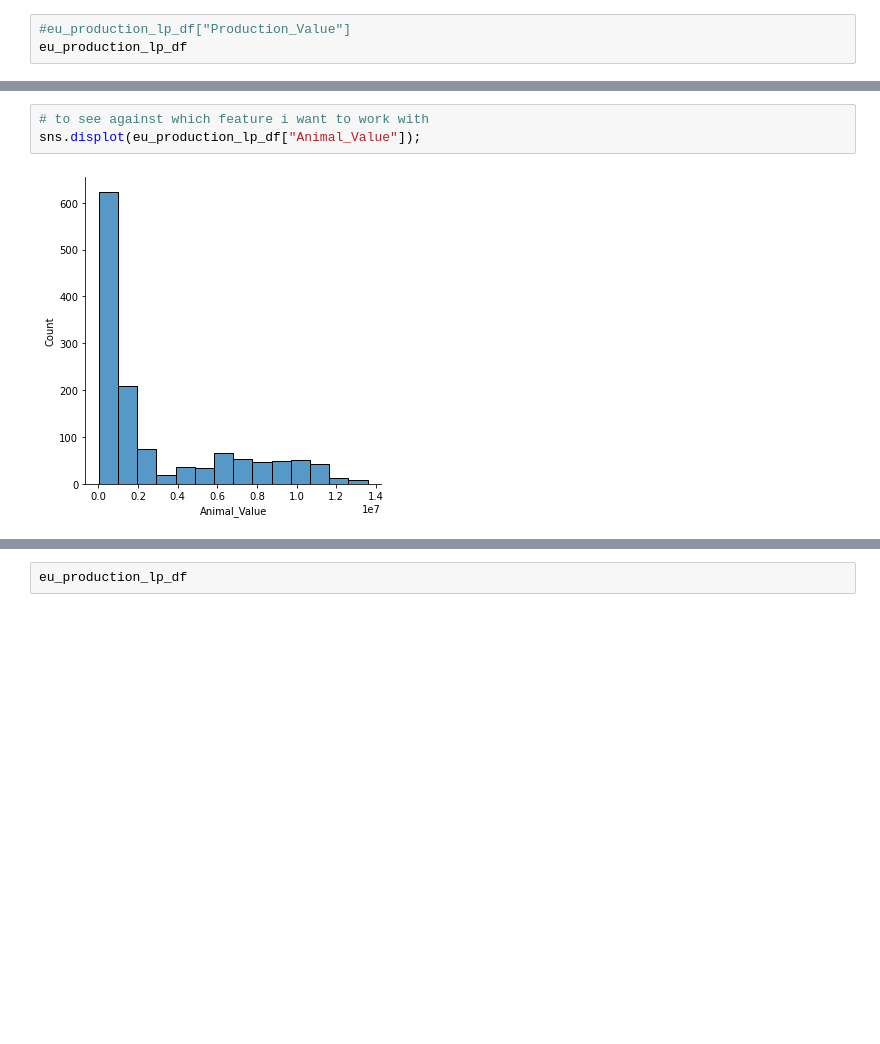
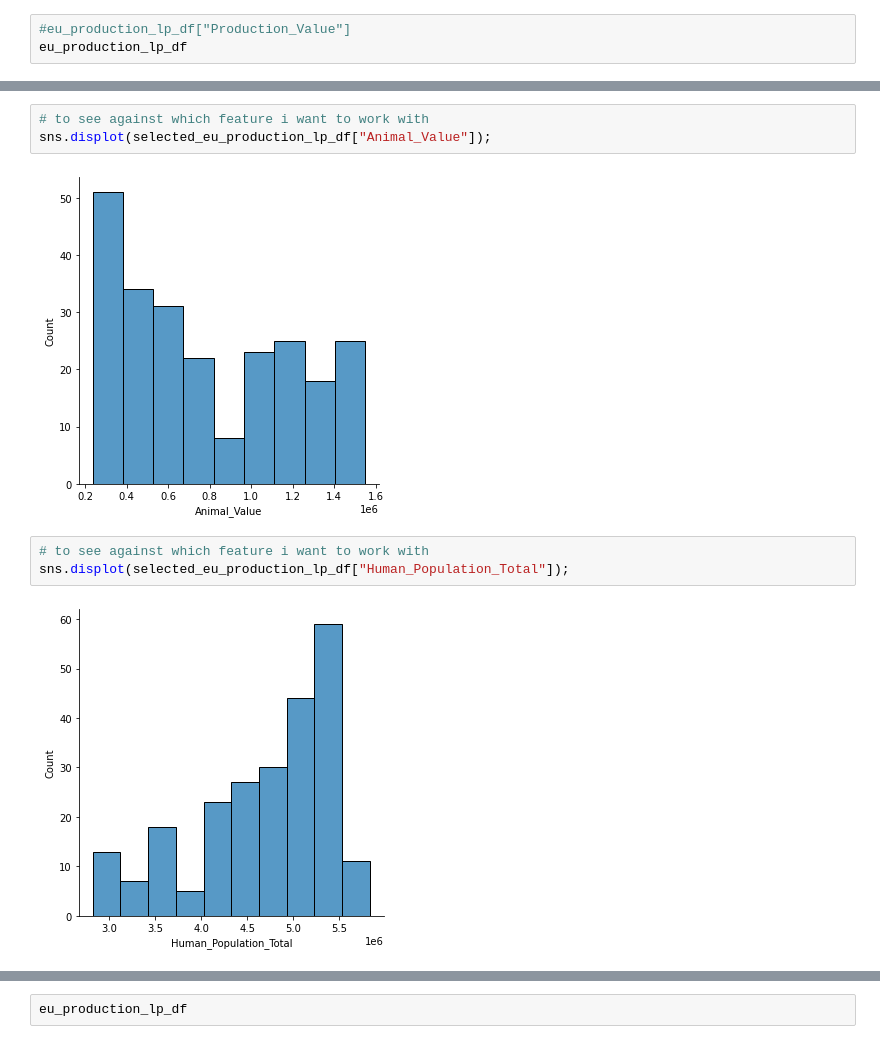
Before and after one commit to Mahender1007/MSC_DA_ContAssignment2, a Jupyter notebook: CA2_JupyterNotebook_and_datafiles/CA2_Milk_Production_Analysis.ipynb, the cells around one changed output, grey strips where cells are left out. Saved outputs shown, nothing was run; the diff lists cells and outputs as text; blank space fills up the shorter version.

```diff
--- a/CA2_JupyterNotebook_and_datafiles/CA2_Milk_Production_Analysis.ipynb
+++ b/CA2_JupyterNotebook_and_datafiles/CA2_Milk_Production_Analysis.ipynb
@@ -618,8 +705,13 @@ sns.displot(eu_production_lp_df["Yeild_Value"]);
 # %%
 # to see against which feature i want to work with
-sns.displot(eu_production_lp_df["Animal_Value"]);
+sns.displot(selected_eu_production_lp_df["Animal_Value"]);
 # %% [output]
-[figure, old version]
+[figure, new version]
+# %%
+# to see against which feature i want to work with
+sns.displot(selected_eu_production_lp_df["Human_Population_Total"]);
+# %% [output]
+[figure, added]
 # %%
 # boxplot Production_Value column
 warnings.filterwarnings("ignore")
```
Also changed, not shown: parts of 55 cells of this notebook, 8 other files.
